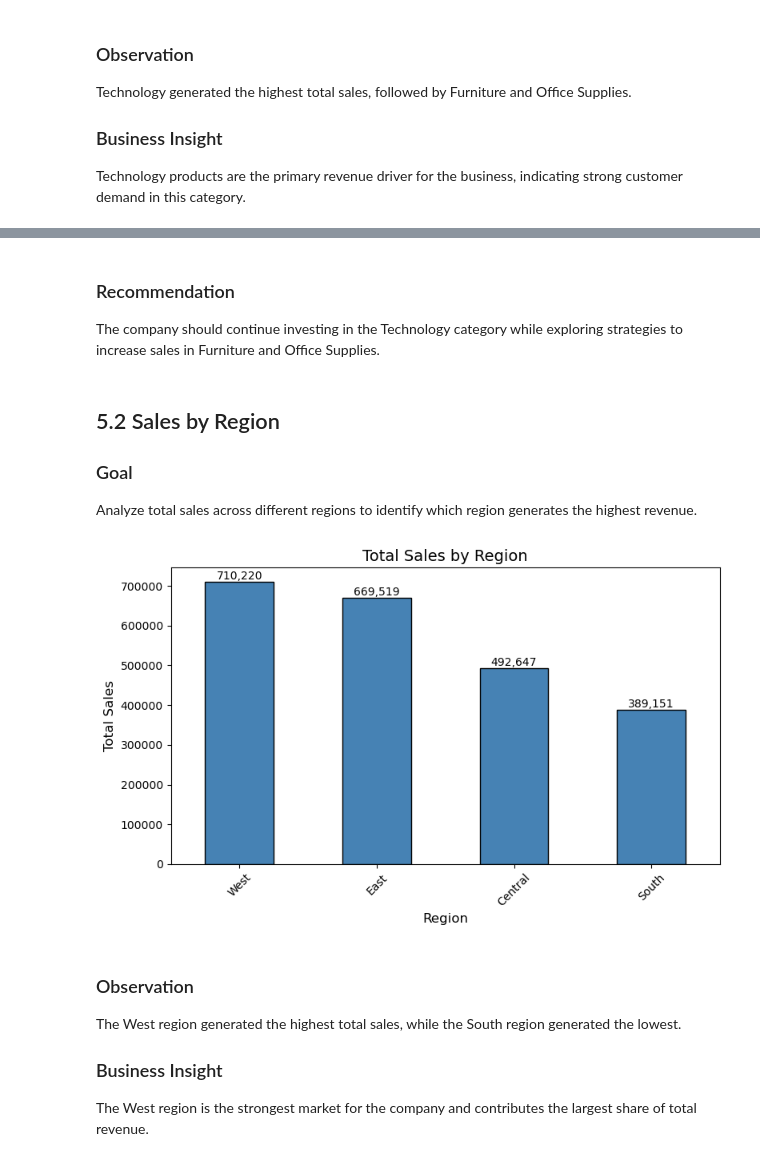
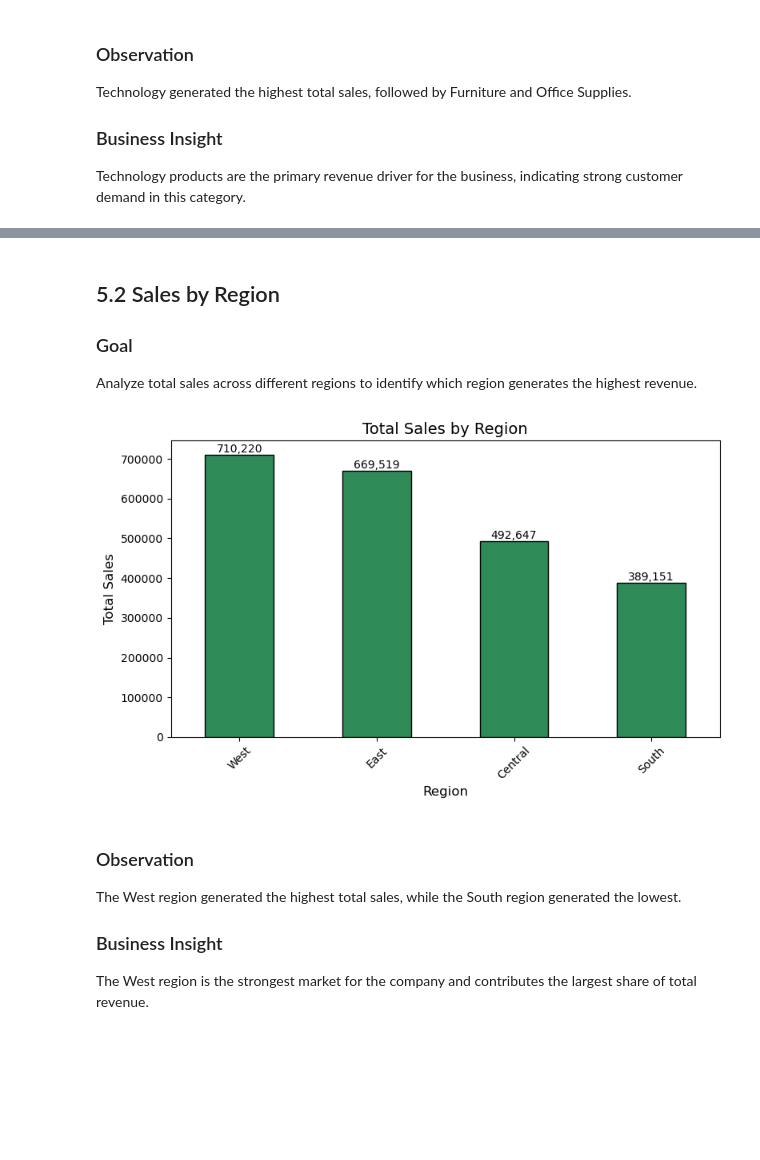
Before and after one commit to rominashamsi/Sales-Data-Analysis, a Jupyter notebook: Notebooks/sales_data_analysis.ipynb, the cells around one changed output, grey strips where cells are left out. Saved outputs shown, nothing was run; the diff lists cells and outputs as text; code cells hidden in the pictures; blank space fills up the shorter version.

```diff
--- a/Notebooks/analysis.ipynb
+++ b/Notebooks/sales_data_analysis.ipynb
@@ -361,7 +364,3 @@ category_sales.plot(
-# %% [markdown]
-### Recommendation
-
-The company should continue investing in the Technology category while exploring strategies to increase sales in Furniture and Office Supplies.
 # %% [markdown]
 ## 5.2 Sales by Region
 
@@ -377,34 +376,34 @@ region_sales = (
 # %%
 import matplotlib.pyplot as plt
 
 plt.figure(figsize=(8,5))
 
 ax = region_sales.plot(
     kind="bar",
-    color="steelblue",
+    color="seagreen",
     edgecolor="black"
 )
 
 plt.title("Total Sales by Region", fontsize=14)
 plt.xlabel("Region", fontsize=12)
 plt.ylabel("Total Sales", fontsize=12)
 plt.xticks(rotation=45)
 
 # نمایش مقدار روی هر میله
 for bar in ax.patches:
     height = bar.get_height()
     ax.annotate(
         f'{height:,.0f}',
         (bar.get_x() + bar.get_width() / 2, height),
         ha='center',
         va='bottom',
         fontsize=10
     )
 
 plt.tight_layout()
 plt.show()
 # %% [output]
-[figure, old version]
+[figure, new version]
 # %% [markdown]
 ### Observation
 
```
Also changed, not shown: parts of 2 cells of this notebook.
